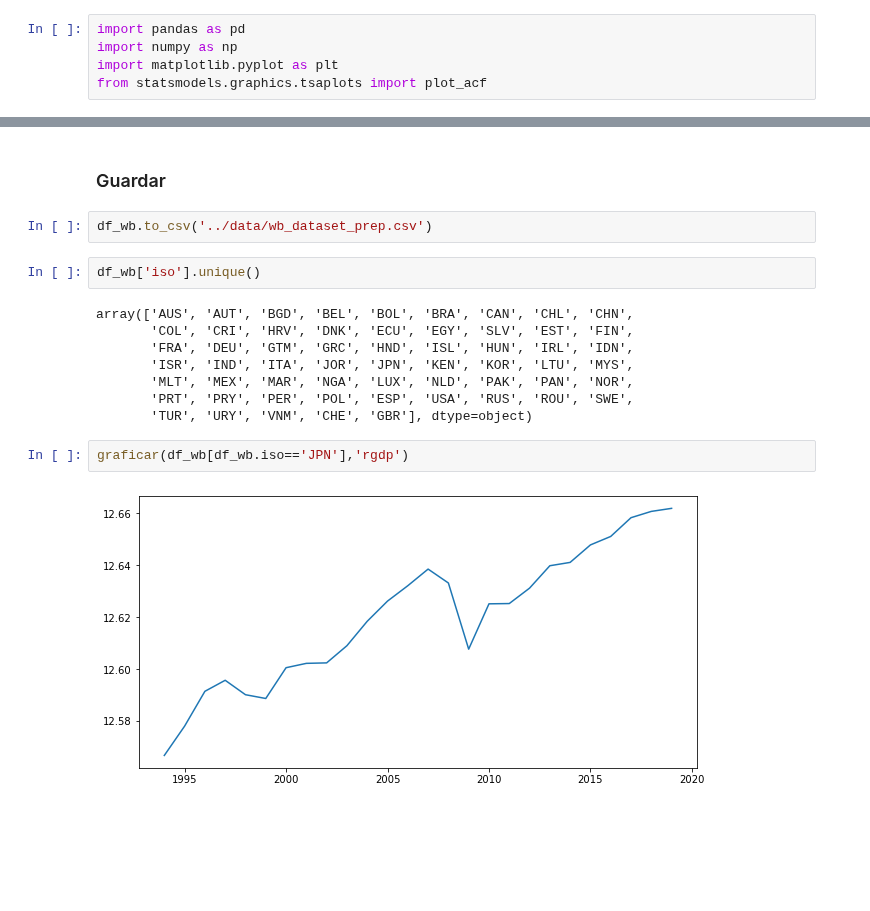
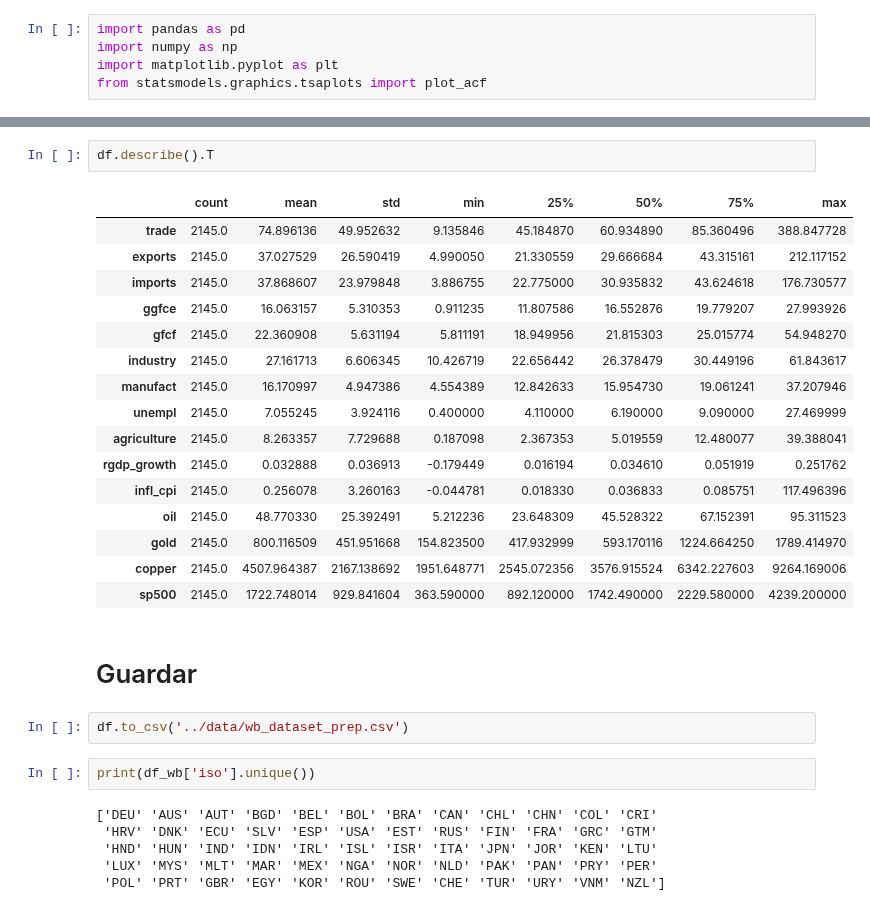
Before and after one commit to valegrei/gdp-growth-forecast, a Jupyter notebook: gdp_growth_forecasting/preprocesamiento/data_analysis.ipynb, the cells around one changed output, grey strips where cells are left out. Saved outputs shown, nothing was run; the diff lists cells and outputs as text; blank space fills up the shorter version.

```diff
--- a/gdp_growth_forecasting/preprocesamiento/data_analysis.ipynb
+++ b/gdp_growth_forecasting/preprocesamiento/data_analysis.ipynb
@@ -276,18 +202,31 @@ memory usage: 288.8+ KB
+# %%
+df.describe().T
+# %% [output]
+|  | count | mean | std | min | 25% | 50% | 75% | max |
+| trade | 2145.0 | 74.896136 | 49.952632 | 9.135846 | 45.184870 | 60.934890 | 85.360496 | 388.847728 |
+| exports | 2145.0 | 37.027529 | 26.590419 | 4.990050 | 21.330559 | 29.666684 | 43.315161 | 212.117152 |
+| imports | 2145.0 | 37.868607 | 23.979848 | 3.886755 | 22.775000 | 30.935832 | 43.624618 | 176.730577 |
+| ggfce | 2145.0 | 16.063157 | 5.310353 | 0.911235 | 11.807586 | 16.552876 | 19.779207 | 27.993926 |
+| gfcf | 2145.0 | 22.360908 | 5.631194 | 5.811191 | 18.949956 | 21.815303 | 25.015774 | 54.948270 |
+| industry | 2145.0 | 27.161713 | 6.606345 | 10.426719 | 22.656442 | 26.378479 | 30.449196 | 61.843617 |
+| manufact | 2145.0 | 16.170997 | 4.947386 | 4.554389 | 12.842633 | 15.954730 | 19.061241 | 37.207946 |
+| unempl | 2145.0 | 7.055245 | 3.924116 | 0.400000 | 4.110000 | 6.190000 | 9.090000 | 27.469999 |
+| agriculture | 2145.0 | 8.263357 | 7.729688 | 0.187098 | 2.367353 | 5.019559 | 12.480077 | 39.388041 |
+| rgdp_growth | 2145.0 | 0.032888 | 0.036913 | -0.179449 | 0.016194 | 0.034610 | 0.051919 | 0.251762 |
+| infl_cpi | 2145.0 | 0.256078 | 3.260163 | -0.044781 | 0.018330 | 0.036833 | 0.085751 | 117.496396 |
+| oil | 2145.0 | 48.770330 | 25.392491 | 5.212236 | 23.648309 | 45.528322 | 67.152391 | 95.311523 |
+| gold | 2145.0 | 800.116509 | 451.951668 | 154.823500 | 417.932999 | 593.170116 | 1224.664250 | 1789.414970 |
+| copper | 2145.0 | 4507.964387 | 2167.138692 | 1951.648771 | 2545.072356 | 3576.915524 | 6342.227603 | 9264.169006 |
+| sp500 | 2145.0 | 1722.748014 | 929.841604 | 363.590000 | 892.120000 | 1742.490000 | 2229.580000 | 4239.200000 |
 # %% [markdown]
-### Guardar
+# Guardar
 # %%
-df_wb.to_csv('../data/wb_dataset_prep.csv')
+df.to_csv('../data/wb_dataset_prep.csv')
 # %%
-df_wb['iso'].unique()
+print(df_wb['iso'].unique())
 # %% [output]
-array(['AUS', 'AUT', 'BGD', 'BEL', 'BOL', 'BRA', 'CAN', 'CHL', 'CHN',
-       'COL', 'CRI', 'HRV', 'DNK', 'ECU', 'EGY', 'SLV', 'EST', 'FIN',
-       'FRA', 'DEU', 'GTM', 'GRC', 'HND', 'ISL', 'HUN', 'IRL', 'IDN',
-       'ISR', 'IND', 'ITA', 'JOR', 'JPN', 'KEN', 'KOR', 'LTU', 'MYS',
-       'MLT', 'MEX', 'MAR', 'NGA', 'LUX', 'NLD', 'PAK', 'PAN', 'NOR',
-       'PRT', 'PRY', 'PER', 'POL', 'ESP', 'USA', 'RUS', 'ROU', 'SWE',
-       'TUR', 'URY', 'VNM', 'CHE', 'GBR'], dtype=object)
+['DEU' 'AUS' 'AUT' 'BGD' 'BEL' 'BOL' 'BRA' 'CAN' 'CHL' 'CHN' 'COL' 'CRI'
+ 'HRV' 'DNK' 'ECU' 'SLV' 'ESP' 'USA' 'EST' 'RUS' 'FIN' 'FRA' 'GRC' 'GTM'
+ 'HND' 'HUN' 'IND' 'IDN' 'IRL' 'ISL' 'ISR' 'ITA' 'JPN' 'JOR' 'KEN' 'LTU'
+ 'LUX' 'MYS' 'MLT' 'MAR' 'MEX' 'NGA' 'NOR' 'NLD' 'PAK' 'PAN' 'PRY' 'PER'
+ 'POL' 'PRT' 'GBR' 'EGY' 'KOR' 'ROU' 'SWE' 'CHE' 'TUR' 'URY' 'VNM' 'NZL']
-# %%
-graficar(df_wb[df_wb.iso=='JPN'],'rgdp')
-# %% [output]
-[figure, removed]
```
Also changed, not shown: parts of 59 cells of this notebook, 7 other files.
